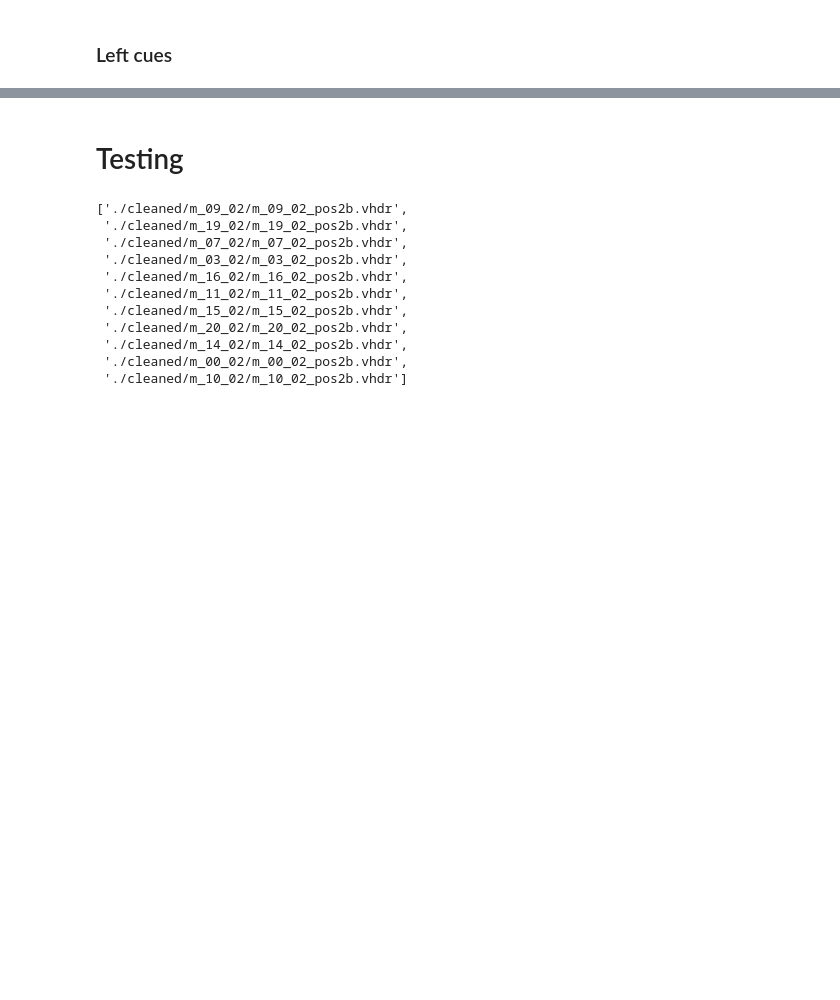
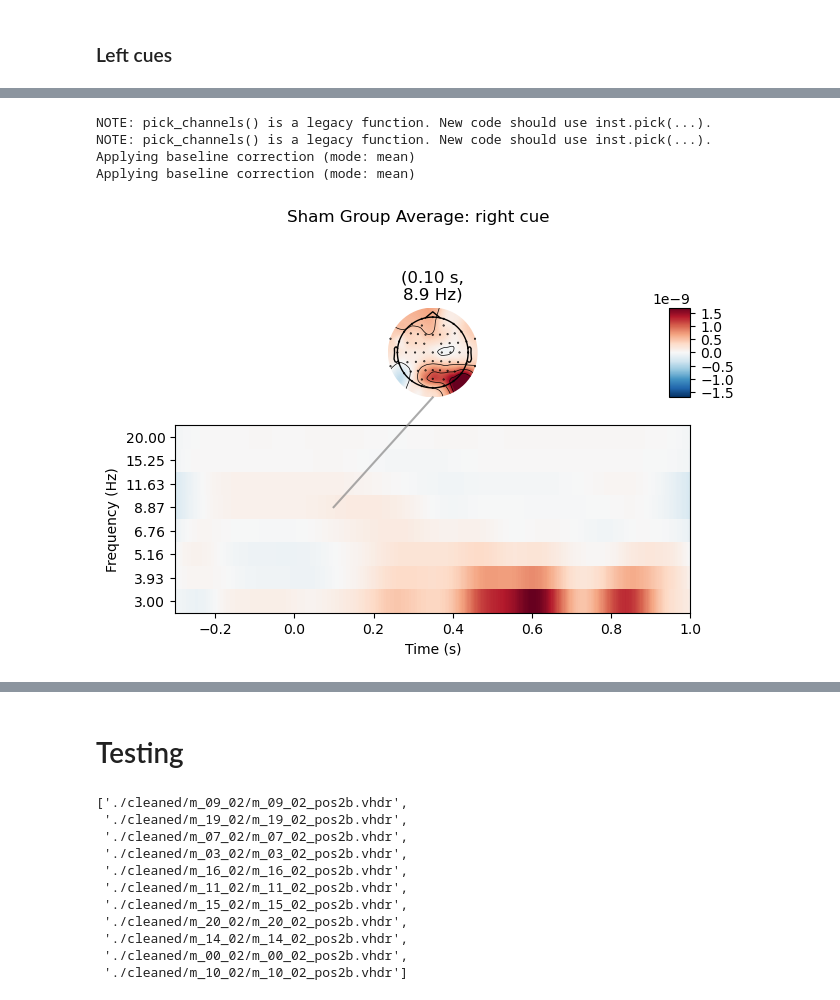
Before and after one commit to locua/time-frequency-analysis, a Jupyter notebook: tf.ipynb, the cells around one changed output, grey strips where cells are left out. Drawn from its saved outputs; the diff is of its cells as text; code cells hidden in the pictures; blank space fills up the shorter version.

```diff
--- a/tf.ipynb
+++ b/tf.ipynb
@@ -408,0 +411,4 @@ Applying baseline correction (mode: mean)
+# %%
+sham_powers_right = process_group(sham2bs, 70)
+
+sham_power_right_avg = mne.grand_average(active_powers_right)
@@ -408,0 +486,11 @@ Applying baseline correction (mode: mean)
+# %%
+# Plot the result for each group
+sham_power_right_avg.plot_joint(baseline=(-0.3, -0.1), mode='mean', title='Sham Group Average: right cue', timefreqs=[(0.1, 10)]);
+# Show
+plt.show()
+# %% [output]
+NOTE: pick_channels() is a legacy function. New code should use inst.pick(...).
+NOTE: pick_channels() is a legacy function. New code should use inst.pick(...).
+Applying baseline correction (mode: mean)
+Applying baseline correction (mode: mean)
+[figure, added]
```
Also changed, not shown: parts of 14 cells of this notebook, 7 other files.
